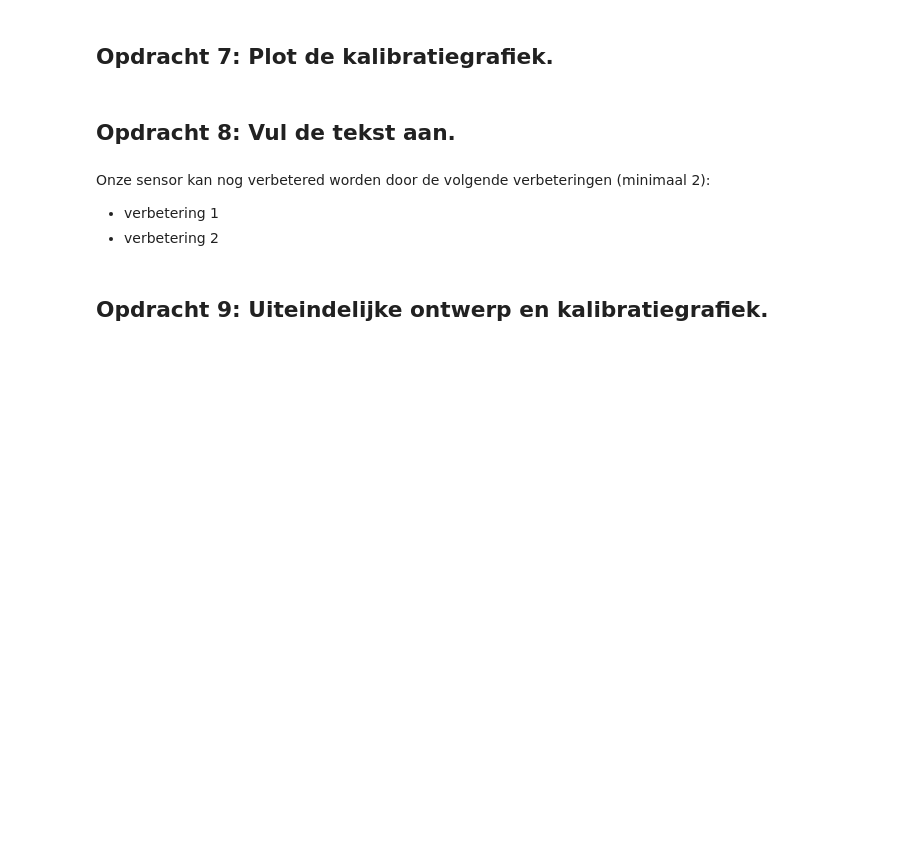
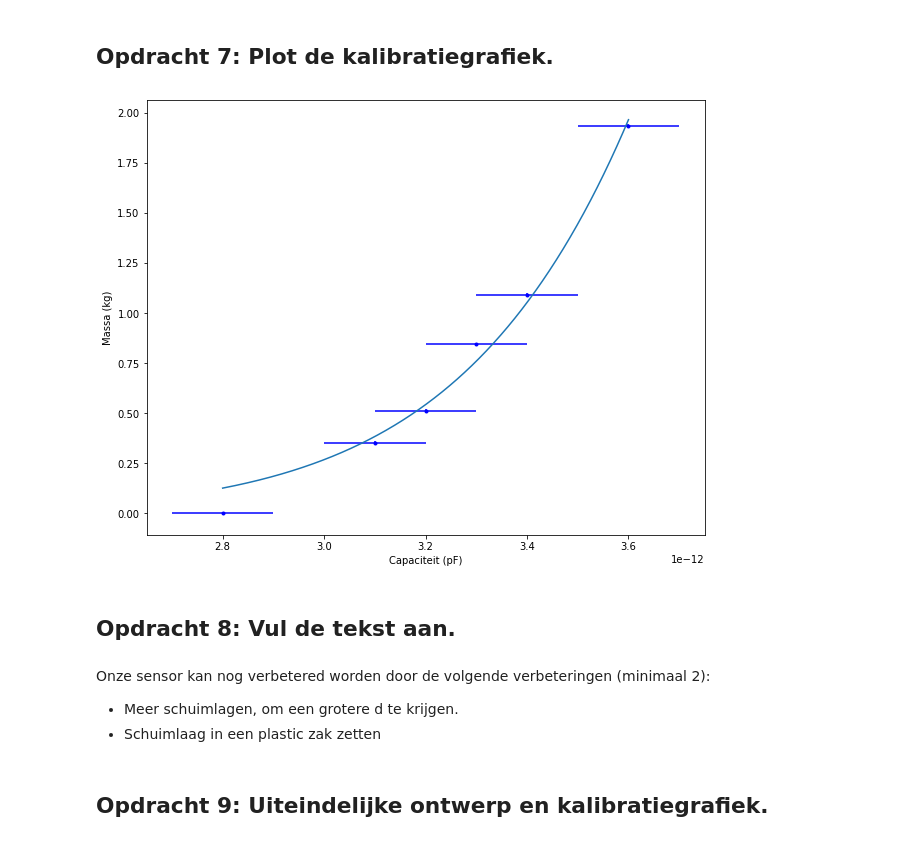
Before and after one commit to faical2354/opdrachten-DEF-D, a Jupyter notebook: FysiekeOntwerpopdrachten/2OntwerpEenSensorCondensator/DEFOntwerpopdracht2OntwerpEenSensorInvulTemplate.ipynb, the cells around one changed output. Drawn from its saved outputs; the diff is of its cells as text; code cells hidden in the pictures; blank space fills up the shorter version.

```diff
--- a/FysiekeOntwerpopdrachten/2OntwerpEenSensorCondensator/DEFOntwerpopdracht2OntwerpEenSensorInvulTemplate.ipynb
+++ b/FysiekeOntwerpopdrachten/2OntwerpEenSensorCondensator/DEFOntwerpopdracht2OntwerpEenSensorInvulTemplate.ipynb
@@ -93,10 +109,30 @@ Pas deze tekst aan: Wij gaan een sensor maken die X meet.
+# %%
+# Plot hier je gemeten kalibratiegrafiek en plot in dezelfde figuur ook je verwachte ontwerpgrafiek.
+massa = np.array([0, 0.3527, 0.5116, 0.8446, 1.0923, 1.9369])
+Farad = np.array([2.8, 3.1, 3.2, 3.3, 3.4, 3.6]) *1e-12
+
+def fitfunc(x, a, b, c):
+    return a/(x**b)
+
+popt, pcov = curve_fit(fitfunc, Farad, massa, maxfev=200000)
+
+x2 = np.linspace(np.min(Farad), np.max(Farad), 1000)
+
+plt.figure(figsize=(10,8))
+plt.errorbar(Farad, massa, yerr= 0.008, xerr=0.1e-12, fmt='b.', )
+plt.plot(x2, fitfunc(x2, *popt))
+plt.ylabel('Massa (kg)')
+plt.xlabel('Capaciteit (pF)')
+plt.show()
+# %% [output]
+[figure, added]
 # %% [markdown]
 ## Opdracht 8: Vul de tekst aan.
 # %% [markdown]
 Onze sensor kan nog verbetered worden door de volgende verbeteringen (minimaal 2):
 
-* verbetering 1
-* verbetering 2
+* Meer schuimlagen, om een grotere d te krijgen.
+* Schuimlaag in een plastic zak zetten
 # %% [markdown]
 ## Opdracht 9: Uiteindelijke ontwerp en kalibratiegrafiek.
 # %% [markdown]
```
Also changed, not shown: parts of 29 cells of this notebook, 11 other files.
